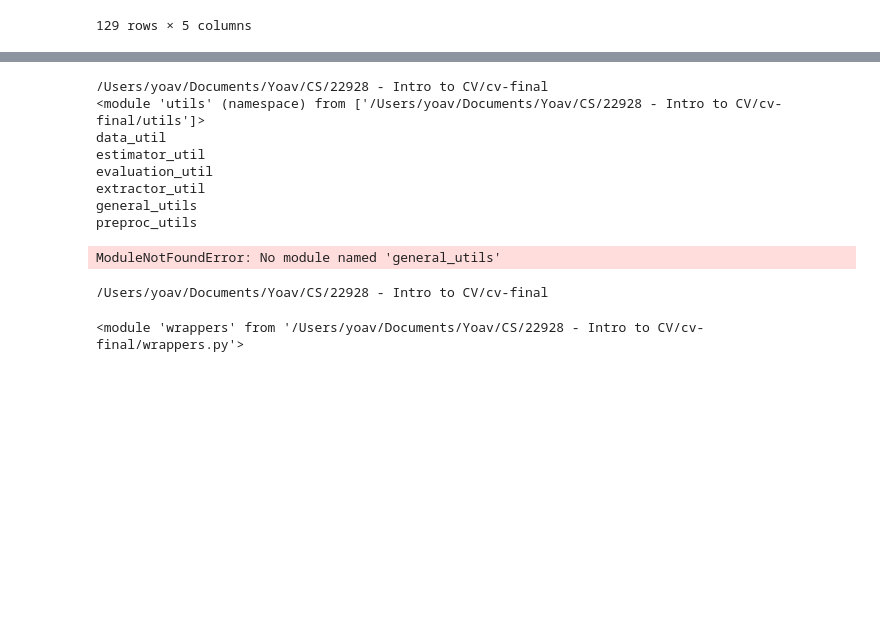
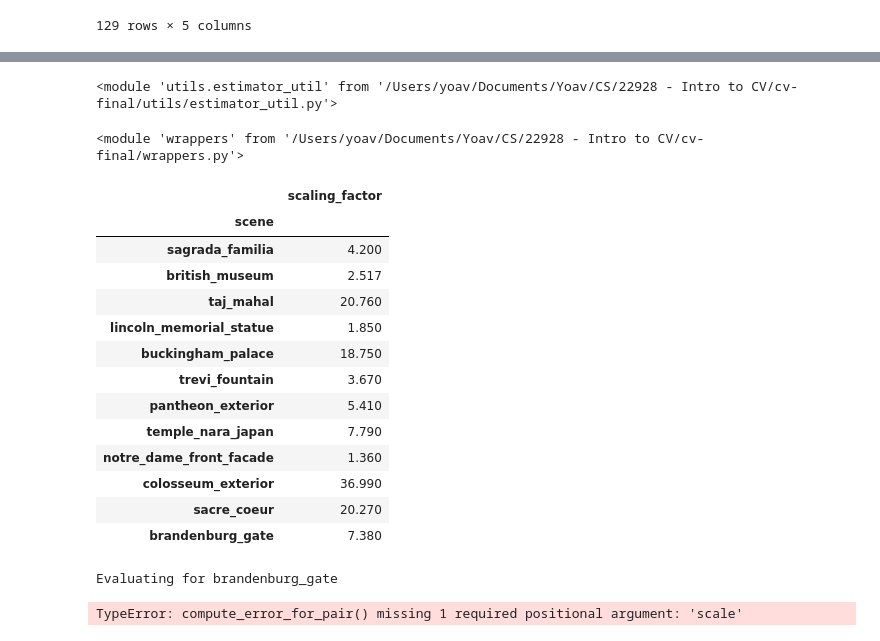
Before and after one commit to BigBabik/cv-final, a Jupyter notebook: testing.ipynb, the cells around one changed output, grey strips where cells are left out. Cells and saved outputs as stored; diff of their text form; code cells hidden in the pictures; blank space fills up the shorter version.

```diff
--- a/testing.ipynb
+++ b/testing.ipynb
@@ -152,25 +96,34 @@ import cv2 as cv
 importlib.reload(du)
 importlib.reload(exu)
 importlib.reload(esu)
-importlib.reload(gu)
 # %% [output]
-/Users/yoav/Documents/Yoav/CS/22928 - Intro to CV/cv-final
-<module 'utils' (namespace) from ['/Users/yoav/Documents/Yoav/CS/22928 - Intro to CV/cv-final/utils']>
-data_util
-estimator_util
-evaluation_util
-extractor_util
-general_utils
-preproc_utils
+<module 'utils.estimator_util' from '/Users/yoav/Documents/Yoav/CS/22928 - Intro to CV/cv-final/utils/estimator_util.py'>
-ModuleNotFoundError: No module named 'general_utils'
-# %%
-import os
-print(os.getcwd())
-# %% [output]
-/Users/yoav/Documents/Yoav/CS/22928 - Intro to CV/cv-final
-# %%
-importlib.reload(wrp)
-# %% [output]
-<module 'wrappers' from '/Users/yoav/Documents/Yoav/CS/22928 - Intro to CV/cv-final/wrappers.py'>
+# %%
+import utils.evaluation_util as evu
+importlib.reload(wrp)
+# %% [output]
+<module 'wrappers' from '/Users/yoav/Documents/Yoav/CS/22928 - Intro to CV/cv-final/wrappers.py'>
+# %%
+scaling_data = pd.read_csv(os.path.join(EXT_DATA_DIR, 'train/scaling_factors.csv'), index_col=0).set_index('scene')
+# %%
+scaling_data
+# %% [output]
+|  | scaling_factor |
+| scene |  |
+| sagrada_familia | 4.200 |
+| british_museum | 2.517 |
+| taj_mahal | 20.760 |
+| lincoln_memorial_statue | 1.850 |
+| buckingham_palace | 18.750 |
+| trevi_fountain | 3.670 |
+| pantheon_exterior | 5.410 |
+| temple_nara_japan | 7.790 |
+| notre_dame_front_facade | 1.360 |
+| colosseum_exterior | 36.990 |
+| sacre_coeur | 20.270 |
+| brandenburg_gate | 7.380 |
 # %%
-wrp.evaluate_results(dataset, sub)
+wrp.evaluate_results(dataset, sub, scaling=scaling_data)
+# %% [output]
+Evaluating for brandenburg_gate
+TypeError: compute_error_for_pair() missing 1 required positional argument: 'scale'
```
Also changed, not shown: parts of 14 cells of this notebook, 5 other files.
